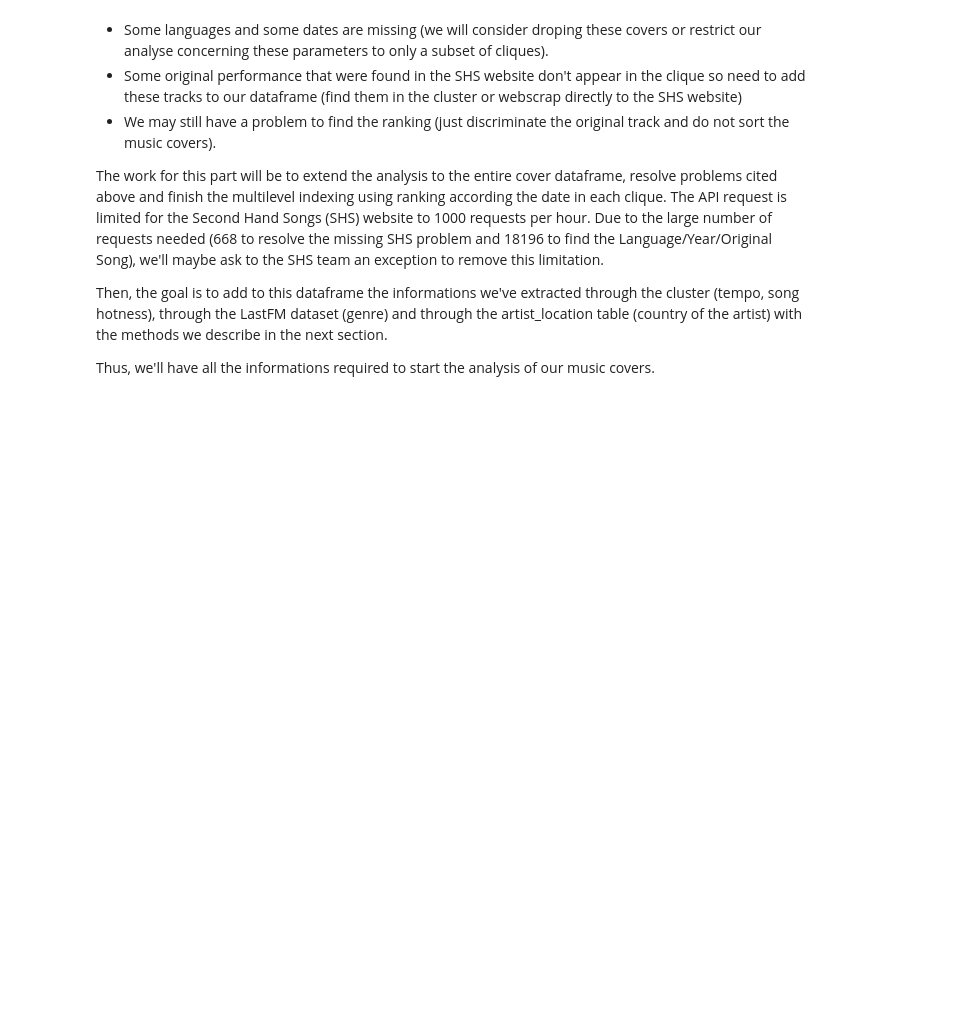
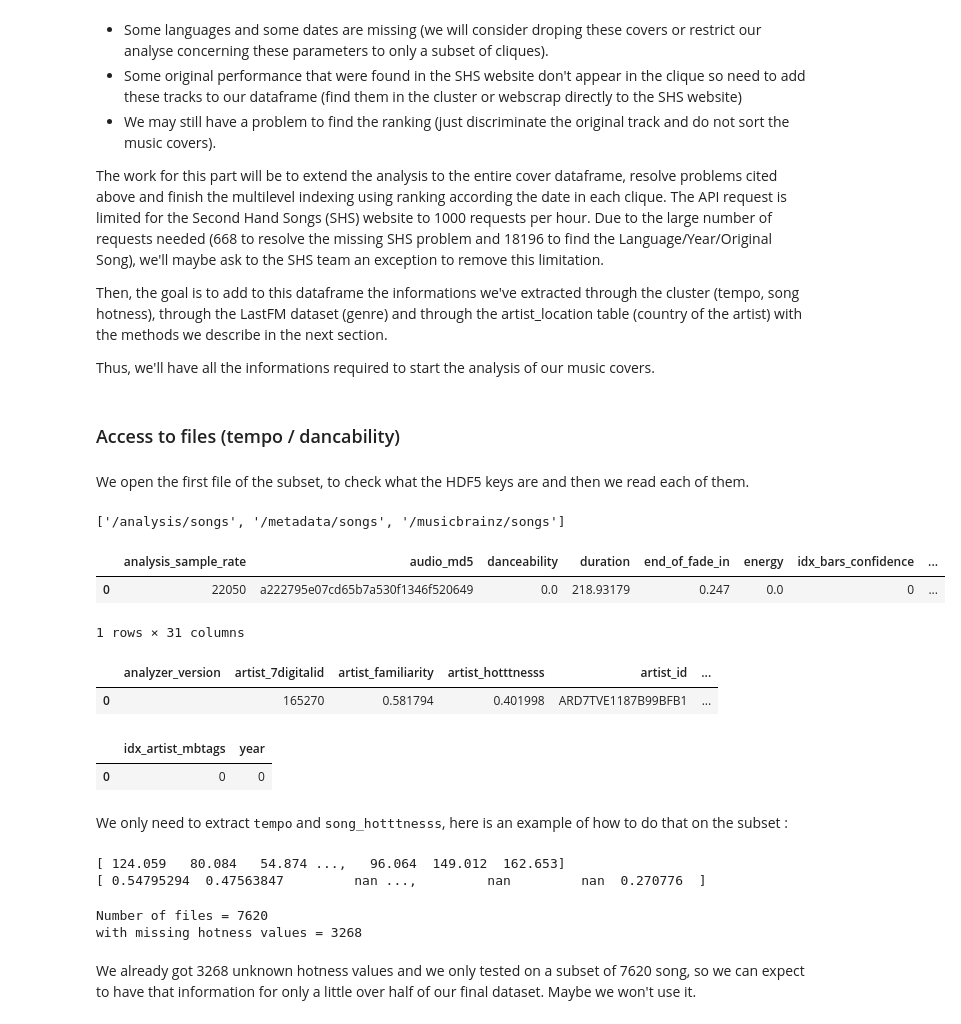
Before and after one commit to padesplaces/ada2017, a Jupyter notebook: project/Project Notebook.ipynb, the cells around one changed output. Saved outputs shown, nothing was run; the diff lists cells and outputs as text; code cells hidden in the pictures; blank space fills up the shorter version.

```diff
--- a/project/Project Notebook.ipynb
+++ b/project/Project Notebook.ipynb
@@ -312,3 +315,30 @@ Thus, we'll have all the informations required to start the analysis of our musi
 
 #Compute the order of songs for each clique
 #covers['rank']=covers.groupby('clique_id')['year'].rank(method='dense',ascending=True).astype('int')
+# %% [markdown]
+### Access to files (tempo / dancability)
+# %% [markdown]
+We open the first file of the subset, to check what the HDF5 keys are and then we read each of them.
+# %%
+with pd.HDFStore("data/MillionSongSubset/data/A/A/A/TRAAAAW128F429D538.h5") as hdf:
+    print(hdf.keys())
+# %% [output]
+['/analysis/songs', '/metadata/songs', '/musicbrainz/songs']
+# %%
+pd.read_hdf("data/MillionSongSubset/data/A/A/A/TRAAAAW128F429D538.h5","/analysis/songs")
+# %% [output]
+|  | analysis_sample_rate | audio_md5 | danceability | duration | end_of_fade_in | energy | idx_bars_confidence | ... |
+| 0 | 22050 | a222795e07cd65b7a530f1346f520649 | 0.0 | 218.93179 | 0.247 | 0.0 | 0 | ... |
+1 rows × 31 columns
+# %%
+pd.read_hdf("data/MillionSongSubset/data/A/A/A/TRAAAAW128F429D538.h5","/metadata/songs")
+# %% [output]
+|  | analyzer_version | artist_7digitalid | artist_familiarity | artist_hotttnesss | artist_id | ... |
+| 0 |  | 165270 | 0.581794 | 0.401998 | ARD7TVE1187B99BFB1 | ... |
+# %%
+pd.read_hdf("data/MillionSongSubset/data/A/A/A/TRAAAAW128F429D538.h5","/musicbrainz/songs")
+# %% [output]
+|  | idx_artist_mbtags | year |
+| 0 | 0 | 0 |
+# %% [markdown]
+We only need to extract <tt>tempo</tt> and <tt>song_hotttnesss</tt>, here is an example of how to do that on the subset :
@@ -314,0 +353,16 @@ Thus, we'll have all the informations required to start the analysis of our musi
+# %%
+tempo = np.asarray(tempo)
+hotness = np.asarray(hotness)
+print(tempo)
+print(hotness)
+# %% [output]
+[ 124.059   80.084   54.874 ...,   96.064  149.012  162.653]
+[ 0.54795294  0.47563847         nan ...,         nan         nan  0.270776  ]
+# %%
+print("Number of tracks =", len(files))
+print("with missing hotness values =", np.sum(np.isnan(hotness)))
+# %% [output]
+Number of files = 7620
+with missing hotness values = 3268
+# %% [markdown]
+We already got 3268 unknown hotness values and we only tested on a subset of 7620 song, so we can expect to have that information for only a little over half of our final dataset. Maybe we won't use it.
```
Also changed, not shown: parts of 7 cells of this notebook, 1 other file.
